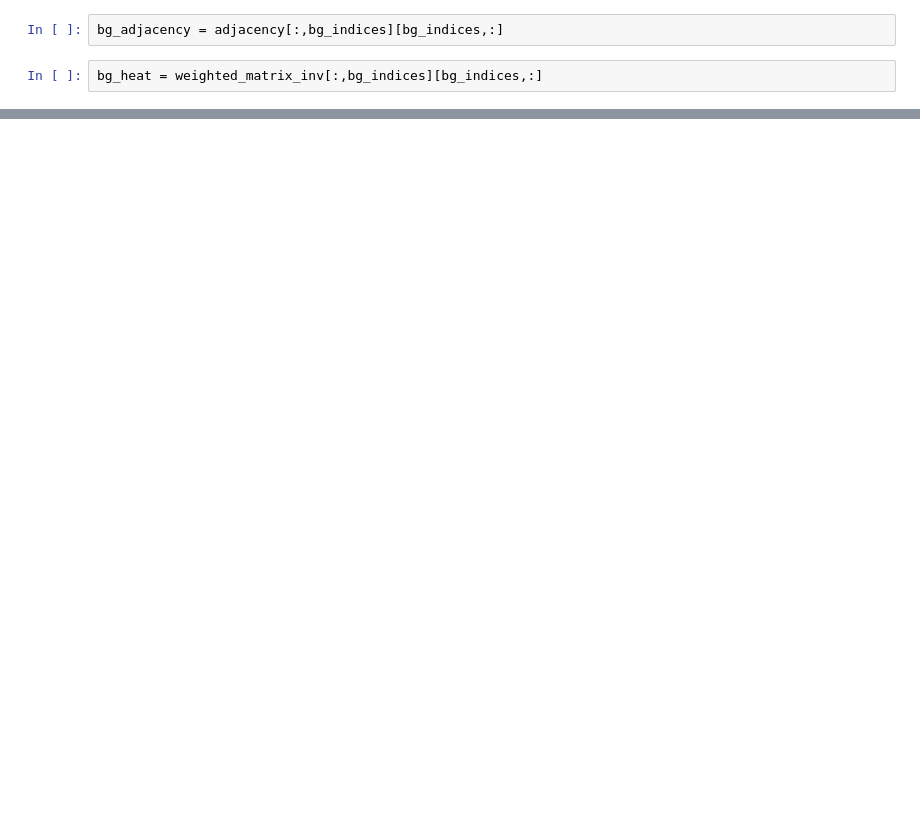
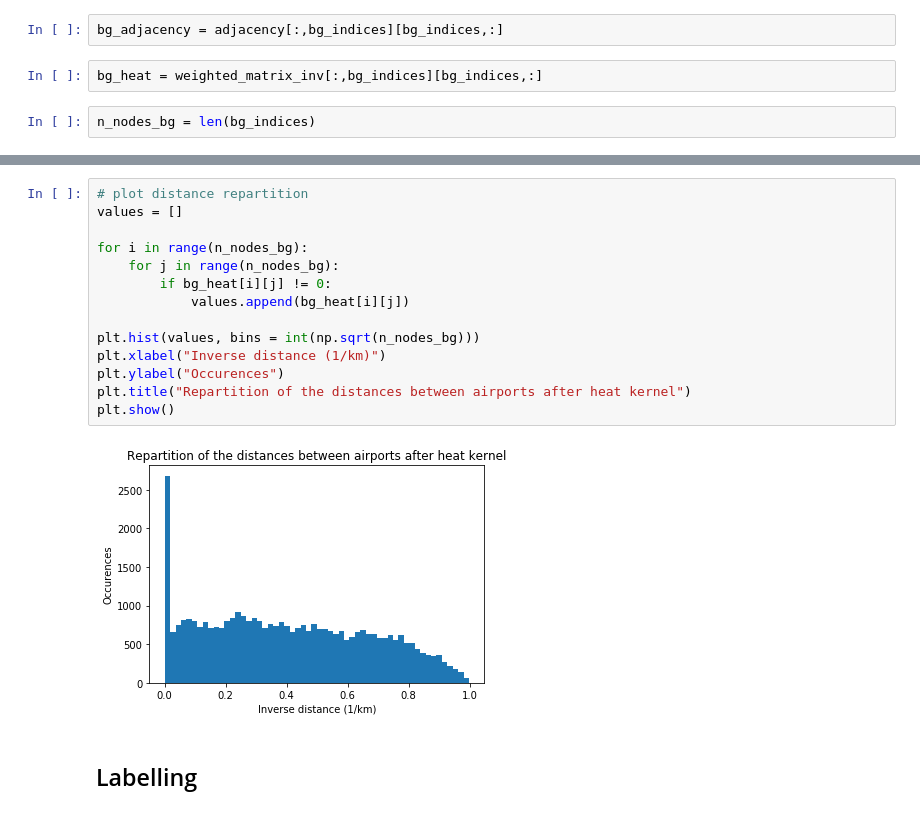
Before and after one commit to AmauV/NTDS, a Jupyter notebook: pre-computation.ipynb, the cells around one changed output, grey strips where cells are left out. Drawn from its saved outputs; the diff is of its cells as text; blank space fills up the shorter version.

Commit message:
Add labelling

```diff
--- a/pre-computation.ipynb
+++ b/pre-computation.ipynb
@@ -276,3 +278,5 @@ bg_indices = find_components(weighted_matrix_inv)[0]
 bg_adjacency = adjacency[:,bg_indices][bg_indices,:]
 # %%
 bg_heat = weighted_matrix_inv[:,bg_indices][bg_indices,:]
+# %%
+n_nodes_bg = len(bg_indices)
@@ -278,0 +300,18 @@ bg_heat = weighted_matrix_inv[:,bg_indices][bg_indices,:]
+# %%
+# plot distance repartition
+values = []
+
+for i in range(n_nodes_bg):
+    for j in range(n_nodes_bg):
+        if bg_heat[i][j] != 0:
+            values.append(bg_heat[i][j])
+
+plt.hist(values, bins = int(np.sqrt(n_nodes_bg)))
+plt.xlabel("Inverse distance (1/km)")
+plt.ylabel("Occurences")
+plt.title("Repartition of the distances between airports after heat kernel")
+plt.show()
+# %% [output]
+[figure, added]
+# %% [markdown]
+## Labelling
```
Also changed, not shown: parts of 13 cells of this notebook.
